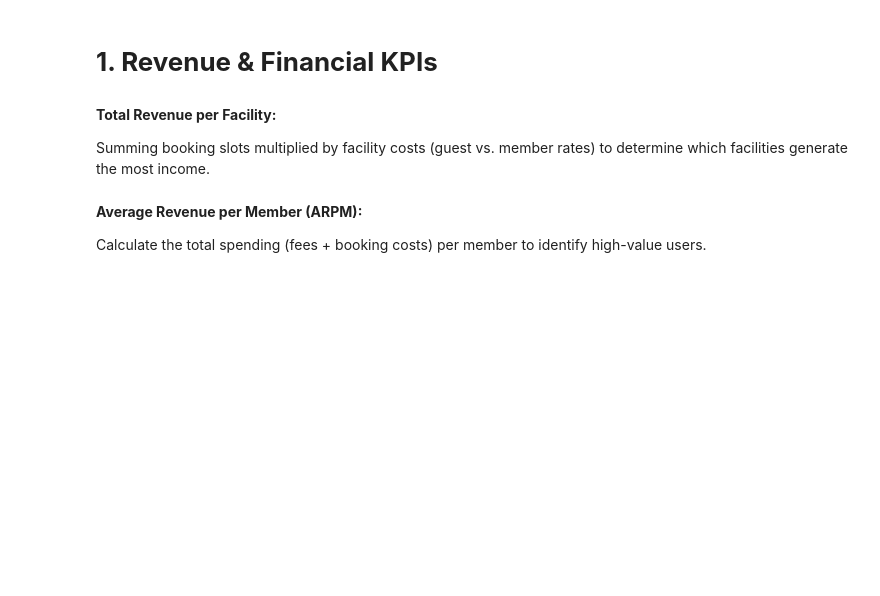
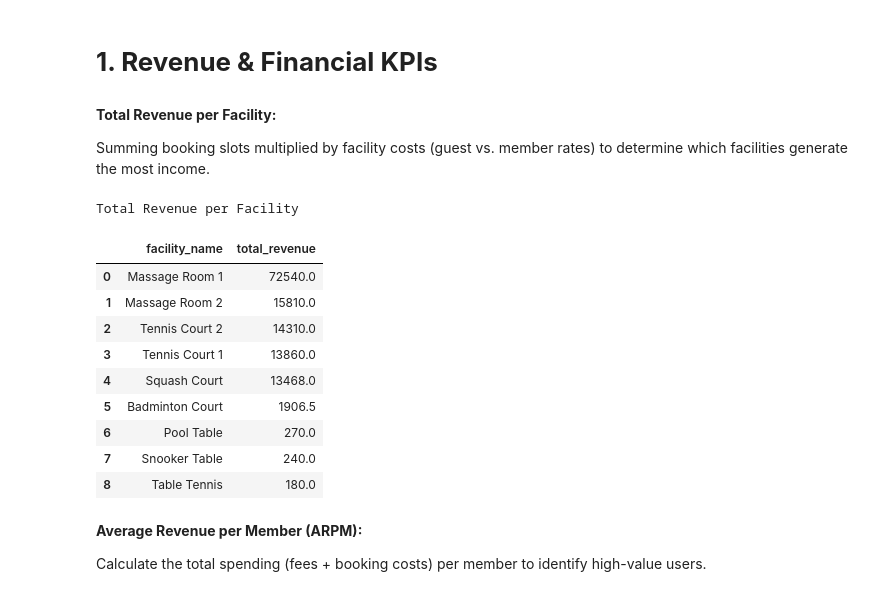
Before and after one commit to andrew-morrow/morrow-elements-of-computing-ii, a Jupyter notebook: Week 13/EoC2_Week_13_1_IN_CLASS.ipynb, the cells around one changed output. Cells and saved outputs as stored; diff of their text form; code cells hidden in the pictures; blank space fills up the shorter version.

```diff
--- a/Week 13/EoC2_Week_13_1_IN_CLASS.ipynb
+++ b/Week 13/EoC2_Week_13_1_IN_CLASS.ipynb
@@ -300,6 +302,32 @@ query_usage_ = """
 **Total Revenue per Facility:**
 
 Summing booking slots multiplied by facility costs (guest vs. member rates) to determine which facilities generate the most income.
+# %%
+df_rev_per = pd.read_sql("""SELECT f.name AS facility_name, SUM(
+                         CASE
+                            WHEN b.memid = 0 THEN f.guestcost * b.slots
+                            ELSE f.membercost * b.slots
+                         END) AS total_revenue
+                         FROM facilities as f
+                         JOIN bookings as b ON b.facid = f.facid
+                         GROUP BY f.name
+                         ORDER BY total_revenue DESC;
+""", conn)
+
+print("Total Revenue per Facility")
+display(df_rev_per)
+# %% [output]
+Total Revenue per Facility
+|  | facility_name | total_revenue |
+| 0 | Massage Room 1 | 72540.0 |
+| 1 | Massage Room 2 | 15810.0 |
+| 2 | Tennis Court 2 | 14310.0 |
+| 3 | Tennis Court 1 | 13860.0 |
+| 4 | Squash Court | 13468.0 |
+| 5 | Badminton Court | 1906.5 |
+| 6 | Pool Table | 270.0 |
+| 7 | Snooker Table | 240.0 |
+| 8 | Table Tennis | 180.0 |
 # %% [markdown]
 **Average Revenue per Member (ARPM):**
 
```
Also changed, not shown: parts of 4 cells of this notebook, 2 other files.
